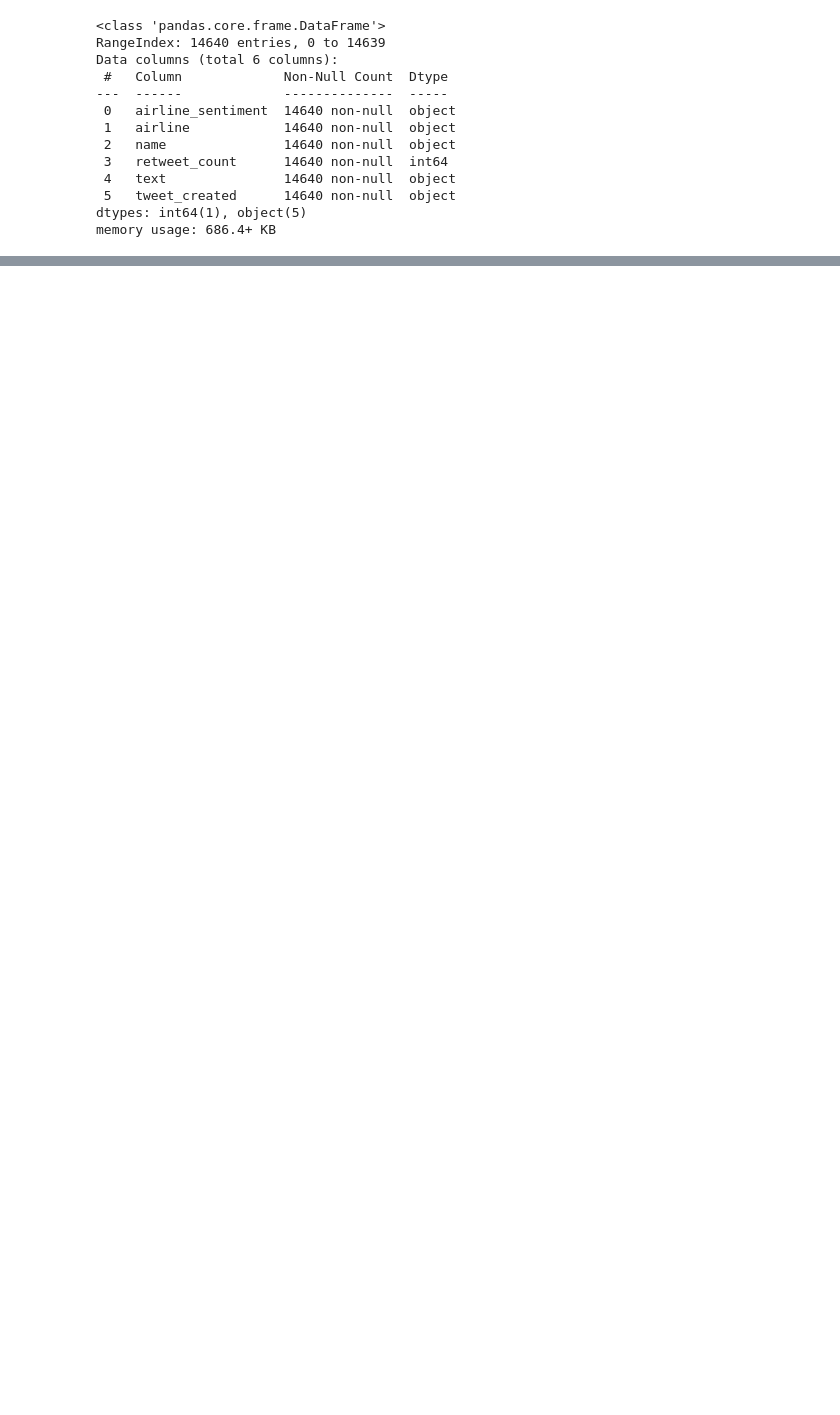
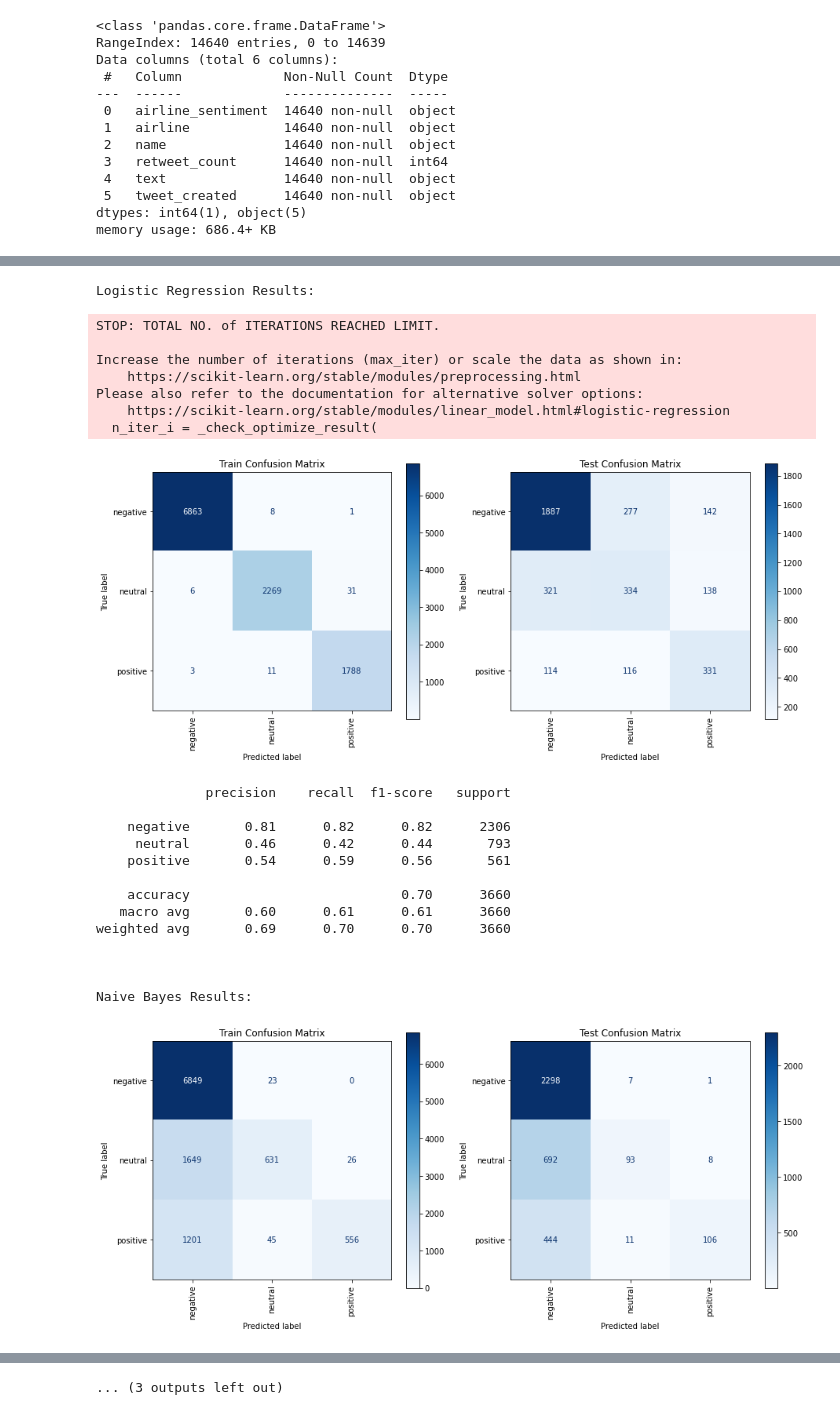
Before and after one commit to halemade/airline-tweets, a Jupyter notebook: Airline Tweets.ipynb, the cells around one changed output, grey strips where cells are left out. Cells and saved outputs as stored; diff of their text form; code cells hidden in the pictures; blank space fills up the shorter version.

```diff
--- a/Airline Tweets.ipynb
+++ b/Airline Tweets.ipynb
@@ -63,7 +63,7 @@ def process(tweet):
 
     return tweet
 # %%
-vectorizer = TfidfVectorizer(stop_words=stop_words, token_pattern='[@a-zA-Z0-9]+')
+vectorizer = TfidfVectorizer(stop_words=stop_words, token_pattern='[a-zA-Z0-9]+')
 # %%
 x = df['text'].apply(process)
 y = df['airline_sentiment']
@@ -73,9 +88,9 @@ x_train, x_test, y_train, y_test = train_test_split(x, y, random_state=16)
 x_train = vectorizer.fit_transform(x_train)
 x_test = vectorizer.transform(x_test)
 # %%
-m(x_train, x_test, y_train, y_test,  objects = [LogisticRegression(fit_intercept=False, C=1e12),
-                          DecisionTreeClassifier(),
-                          RandomForestClassifier(),
-                          XGBClassifier()],
-               index = ['Logistic Regression', 'Decision Tree',
-                        'Random Forest', 'XGBoost'])
+objects = [LogisticRegression(fit_intercept=False, C=1e12),
+           MultinomialNB(),
+           DecisionTreeClassifier(),
+           RandomForestClassifier(),
+           XGBClassifier()]
+index = ['Logistic Regression', 'Naive Bayes', 'Decision Tree', 'Random Forest', 'XGBoost']
@@ -164,0 +97,26 @@ The model with the highest F1 score is XGBoost.
+# %%
+models = m(x_train, x_test, y_train, y_test, objects=objects, index=index)
+# %% [output]
+Logistic Regression Results:
+STOP: TOTAL NO. of ITERATIONS REACHED LIMIT.
+
+Increase the number of iterations (max_iter) or scale the data as shown in:
+    https://scikit-learn.org/stable/modules/preprocessing.html
+Please also refer to the documentation for alternative solver options:
+    https://scikit-learn.org/stable/modules/linear_model.html#logistic-regression
+  n_iter_i = _check_optimize_result(
+[figure, added]
+              precision    recall  f1-score   support
+
+    negative       0.81      0.82      0.82      2306
+     neutral       0.46      0.42      0.44       793
+    positive       0.54      0.59      0.56       561
+
+    accuracy                           0.70      3660
+   macro avg       0.60      0.61      0.61      3660
+weighted avg       0.69      0.70      0.70      3660
+
+
+
+Naive Bayes Results:
+[figure, added]
@@ -164,0 +166 @@ The model with the highest F1 score is XGBoost.
+... (3 outputs left out)
```
Also changed, not shown: parts of 9 cells of this notebook.
